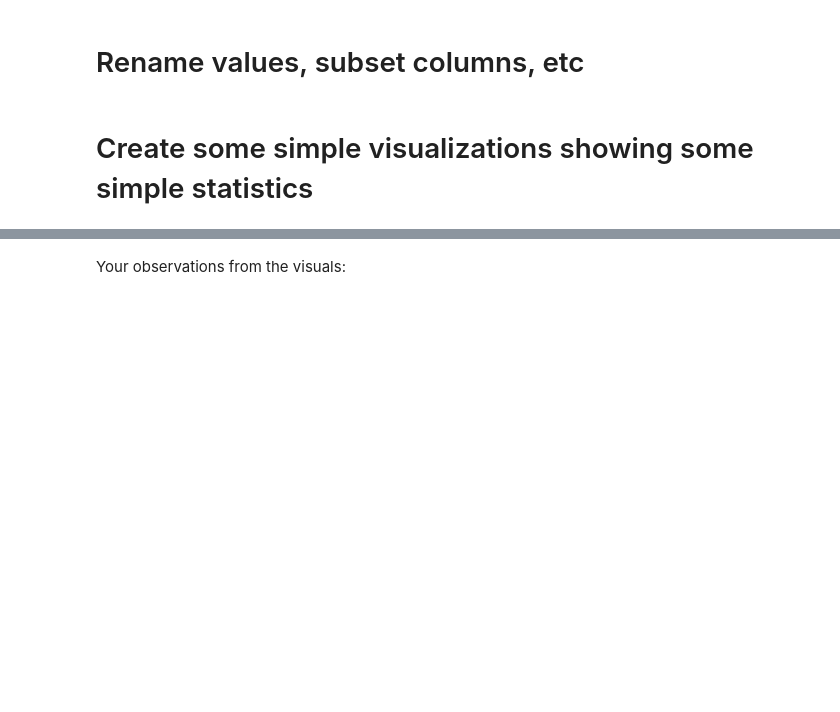
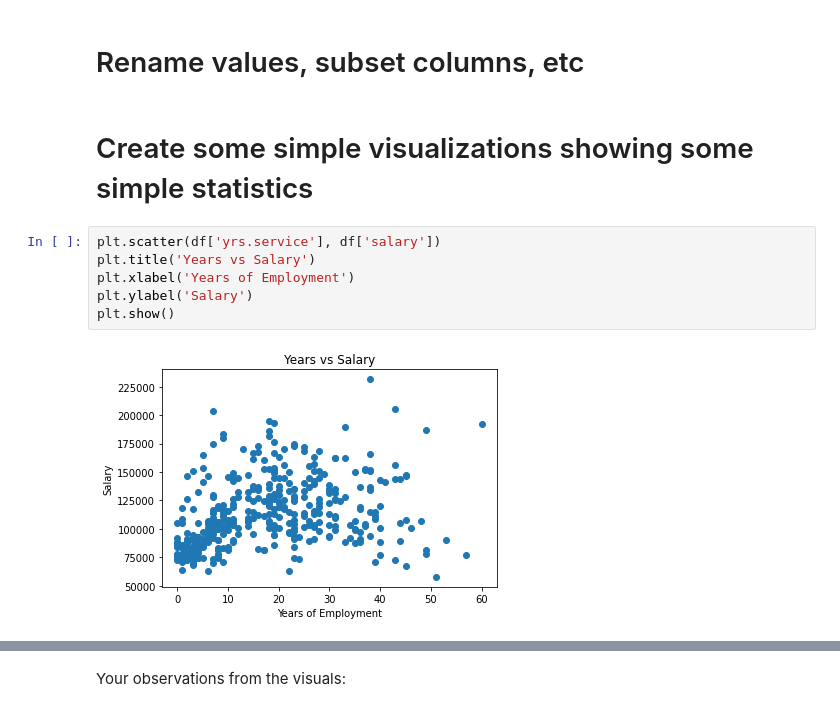
Before and after one commit to jlin246/Micro-credentials-Jan-2022-BSNS, a Jupyter notebook: Unit3_Python_Advanced_Pandas_DataWrangling_Assignment.ipynb, the cells around one changed output, grey strips where cells are left out. Cells and saved outputs as stored; diff of their text form; blank space fills up the shorter version.

```diff
--- a/Unit3_Python_Advanced_Pandas_DataWrangling_Assignment.ipynb
+++ b/Unit3_Python_Advanced_Pandas_DataWrangling_Assignment.ipynb
@@ -167,3 +167,11 @@ Your Findings here...
 # Rename values, subset columns, etc
 # %% [markdown]
 # Create some simple visualizations showing some simple statistics
+# %%
+plt.scatter(df['yrs.service'], df['salary'])
+plt.title('Years vs Salary')
+plt.xlabel('Years of Employment')
+plt.ylabel('Salary')
+plt.show()
+# %% [output]
+[figure, added]
```
Also changed, not shown: parts of 2 cells of this notebook.
